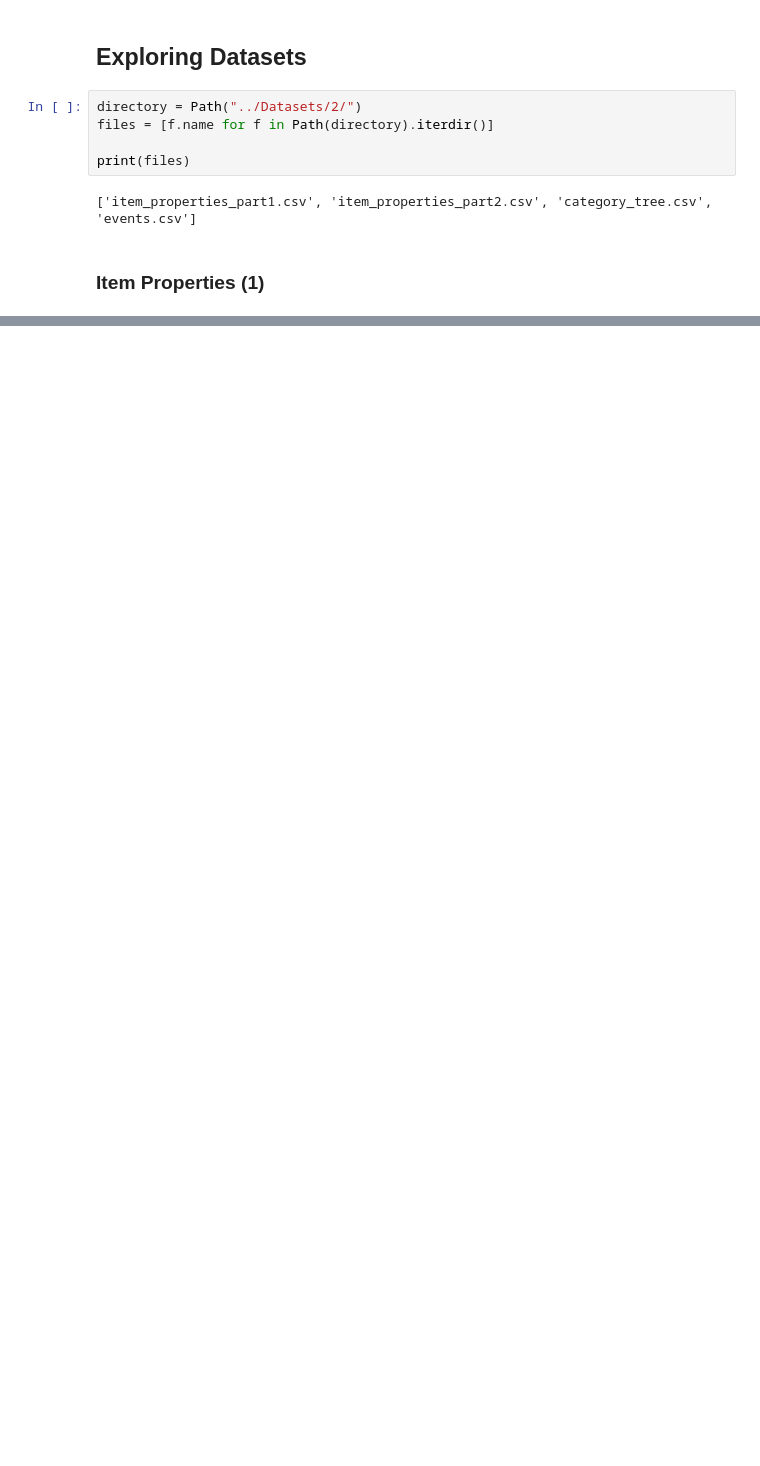
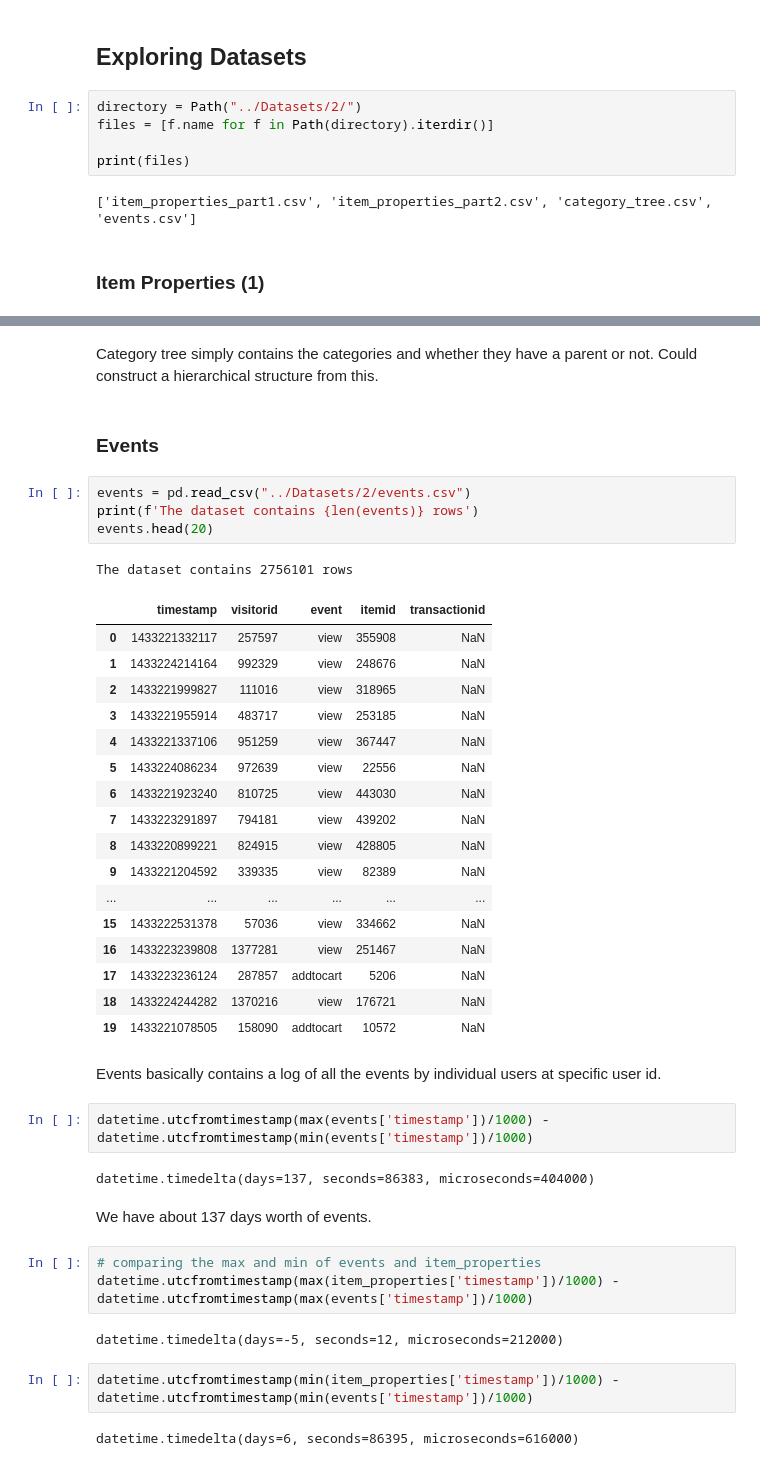
Before and after one commit to anshalchopra/E-Commerce-Pipeline, a Jupyter notebook: Notebooks/Exploring Datasets.ipynb, the cells around one changed output, grey strips where cells are left out. Cells and saved outputs as stored; diff of their text form; blank space fills up the shorter version.

```diff
--- a/Notebooks/Exploring Datasets.ipynb
+++ b/Notebooks/Exploring Datasets.ipynb
@@ -32,0 +164,44 @@ The dataset contains 10999999 items
+# %% [markdown]
+Category tree simply contains the categories and whether they have a parent or not. Could construct a hierarchical structure from this.
+# %% [markdown]
+### Events
+# %%
+events = pd.read_csv("../Datasets/2/events.csv")
+print(f'The dataset contains {len(events)} rows')
+events.head(20)
+# %% [output]
+The dataset contains 2756101 rows
+|  | timestamp | visitorid | event | itemid | transactionid |
+| 0 | 1433221332117 | 257597 | view | 355908 | NaN |
+| 1 | 1433224214164 | 992329 | view | 248676 | NaN |
+| 2 | 1433221999827 | 111016 | view | 318965 | NaN |
+| 3 | 1433221955914 | 483717 | view | 253185 | NaN |
+| 4 | 1433221337106 | 951259 | view | 367447 | NaN |
+| 5 | 1433224086234 | 972639 | view | 22556 | NaN |
+| 6 | 1433221923240 | 810725 | view | 443030 | NaN |
+| 7 | 1433223291897 | 794181 | view | 439202 | NaN |
+| 8 | 1433220899221 | 824915 | view | 428805 | NaN |
+| 9 | 1433221204592 | 339335 | view | 82389 | NaN |
+| ... | ... | ... | ... | ... | ... |
+| 15 | 1433222531378 | 57036 | view | 334662 | NaN |
+| 16 | 1433223239808 | 1377281 | view | 251467 | NaN |
+| 17 | 1433223236124 | 287857 | addtocart | 5206 | NaN |
+| 18 | 1433224244282 | 1370216 | view | 176721 | NaN |
+| 19 | 1433221078505 | 158090 | addtocart | 10572 | NaN |
+# %% [markdown]
+Events basically contains a log of all the events by individual users at specific user id.
+# %%
+datetime.utcfromtimestamp(max(events['timestamp'])/1000) - datetime.utcfromtimestamp(min(events['timestamp'])/1000)
+# %% [output]
+datetime.timedelta(days=137, seconds=86383, microseconds=404000)
+# %% [markdown]
+We have about 137 days worth of events.
+# %%
+# comparing the max and min of events and item_properties
+datetime.utcfromtimestamp(max(item_properties['timestamp'])/1000) - datetime.utcfromtimestamp(max(events['timestamp'])/1000)
+# %% [output]
+datetime.timedelta(days=-5, seconds=12, microseconds=212000)
+# %%
+datetime.utcfromtimestamp(min(item_properties['timestamp'])/1000) - datetime.utcfromtimestamp(min(events['timestamp'])/1000)
+# %% [output]
+datetime.timedelta(days=6, seconds=86395, microseconds=616000)
```
Also changed, not shown: parts of 16 cells of this notebook, 1 other file.
